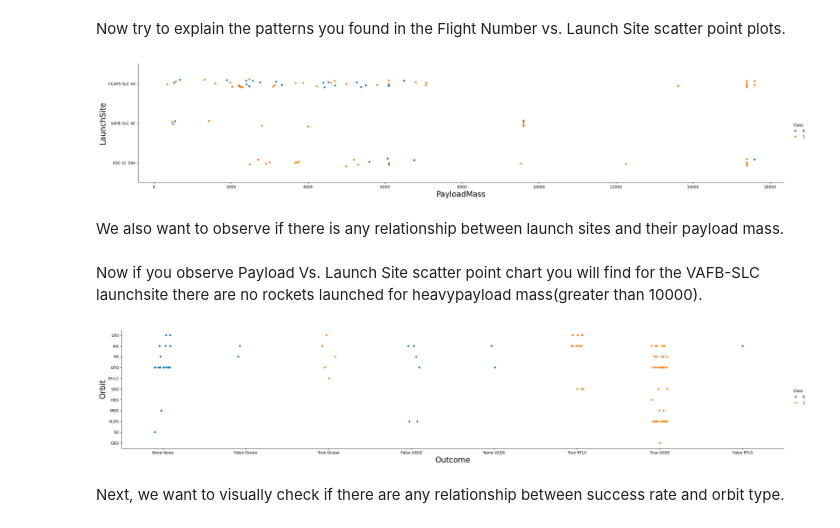
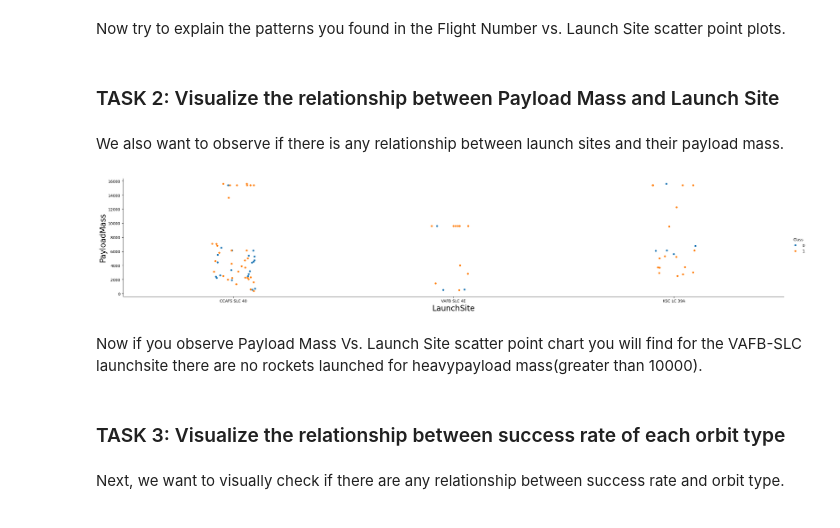
Before and after one commit to svsureshkumar1985/IBMDastascience-Projects, a Jupyter notebook: edadataviz.ipynb, the cells around one changed output. Drawn from its saved outputs; the diff is of its cells as text; code cells hidden in the pictures.

```diff
--- a/edadataviz.ipynb
+++ b/edadataviz.ipynb
@@ -99,28 +97,21 @@ Use the function <code>catplot</code> to plot <code>FlightNumber</code> vs <code
 # %% [markdown]
 Now try to explain the patterns you found in the Flight Number vs. Launch Site scatter point plots.
-# %%
-### TASK 2: Visualize the relationship between Payload and Launch Site
-sns.catplot(y="LaunchSite", x="PayloadMass", hue="Class", data=df, aspect = 5)
-plt.xlabel("PayloadMass",fontsize=20)
-plt.ylabel("LaunchSite",fontsize=20)
-plt.show()
-# %% [output]
-[figure, removed]
+# %% [markdown]
+### TASK 2: Visualize the relationship between Payload Mass and Launch Site
 # %% [markdown]
 We also want to observe if there is any relationship between launch sites and their payload mass.
 # %%
 # Plot a scatter point chart with x axis to be Pay Load Mass (kg) and y axis to be the launch site, and hue to be the class value
+sns.catplot(x='LaunchSite', y='PayloadMass', hue='Class', data=df, aspect=5)
+plt.xlabel("LaunchSite",fontsize=20)
+plt.ylabel("PayloadMass",fontsize=20)
+plt.show()
+# %% [output]
+[figure, added]
 # %% [markdown]
-Now if you observe Payload Vs. Launch Site scatter point chart you will find for the VAFB-SLC  launchsite there are no  rockets  launched for  heavypayload mass(greater than 10000).
+Now if you observe Payload Mass Vs. Launch Site scatter point chart you will find for the VAFB-SLC  launchsite there are no  rockets  launched for  heavypayload mass(greater than 10000).
-# %%
-### TASK  3: Visualize the relationship between success rate of each orbit type
-
-sns.catplot(y="Orbit", x="Outcome", hue="Class", data=df, aspect = 5)
-plt.xlabel("Outcome",fontsize=20)
-plt.ylabel("Orbit",fontsize=20)
-plt.show()
-# %% [output]
-[figure, removed]
+# %% [markdown]
+### TASK  3: Visualize the relationship between success rate of each orbit type
 # %% [markdown]
 Next, we want to visually check if there are any relationship between success rate and orbit type.
 # %% [markdown]
```
Also changed, not shown: parts of 35 cells of this notebook, 1 other file.
